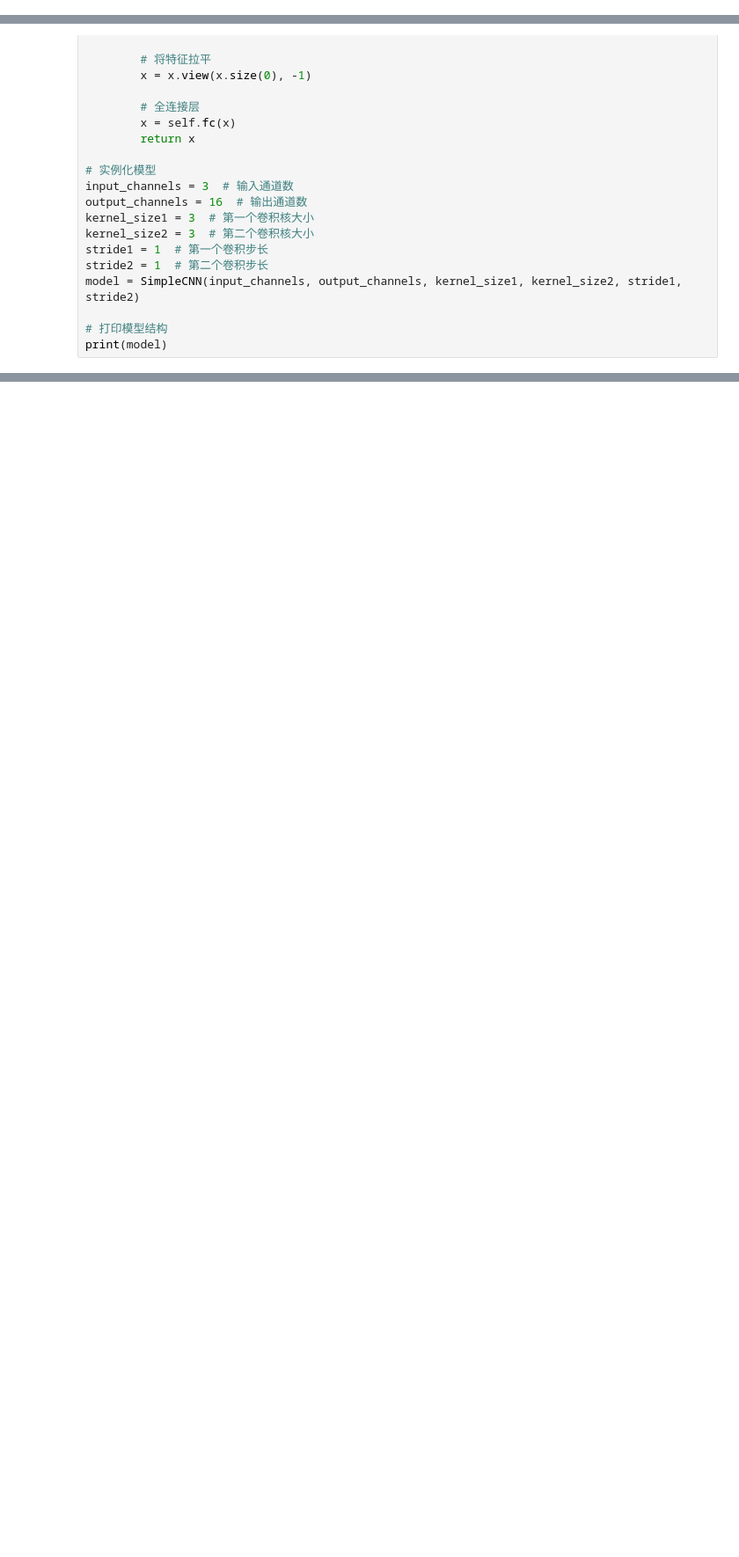
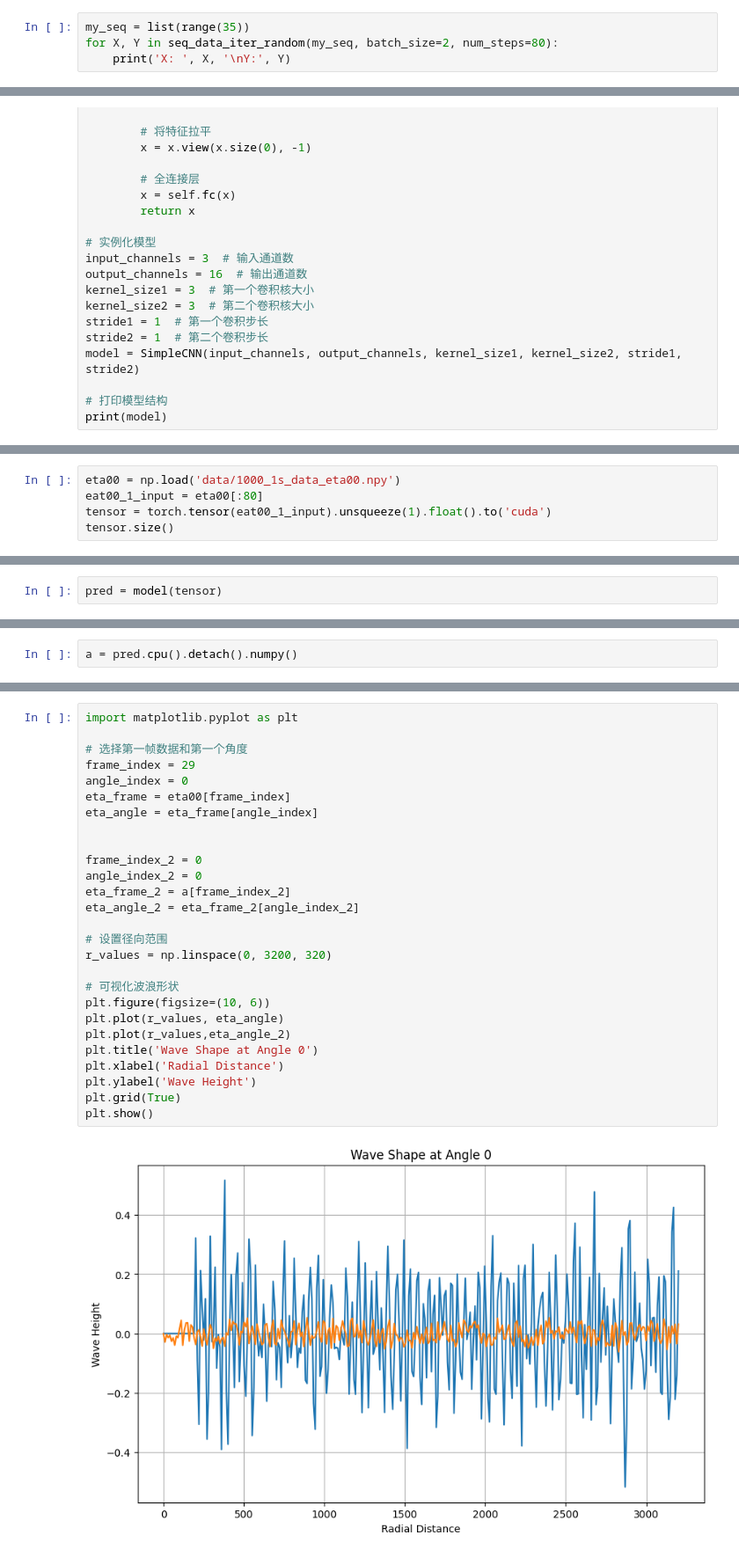
Before and after one commit to ChengJunJunJun/Graduation_Project, a Jupyter notebook: Graduation_design_main_project/debug.ipynb, the cells around one changed output, grey strips where cells are left out. Shown: that part at 88% size. Cells and saved outputs as stored; diff of their text form; blank space fills up the shorter version.

```diff
--- a/Graduation_design_main_project/debug.ipynb
+++ b/Graduation_design_main_project/debug.ipynb
@@ -150,3 +159,7 @@ def seq_data_iter_random(corpus, batch_size, num_steps):
         X = [data(j) for j in initial_indices_per_batch]
         Y = [data(j + 1) for j in initial_indices_per_batch]
         yield torch.tensor(X), torch.tensor(Y)
+# %%
+my_seq = list(range(35))
+for X, Y in seq_data_iter_random(my_seq, batch_size=2, num_steps=80):
+    print('X: ', X, '\nY:', Y)
@@ -249,0 +512,5 @@ print(model)
+# %%
+eta00 = np.load('data/1000_1s_data_eta00.npy')
+eat00_1_input = eta00[:80]
+tensor = torch.tensor(eat00_1_input).unsqueeze(1).float().to('cuda')
+tensor.size()
@@ -249,0 +519,2 @@ print(model)
+# %%
+pred = model(tensor)
@@ -249,0 +527,2 @@ print(model)
+# %%
+a = pred.cpu().detach().numpy()
@@ -249,0 +533,29 @@ print(model)
+# %%
+import matplotlib.pyplot as plt
+
+# 选择第一帧数据和第一个角度
+frame_index = 29
+angle_index = 0
+eta_frame = eta00[frame_index]
+eta_angle = eta_frame[angle_index]
+
+
+frame_index_2 = 0
+angle_index_2 = 0
+eta_frame_2 = a[frame_index_2]
+eta_angle_2 = eta_frame_2[angle_index_2]
+
+# 设置径向范围
+r_values = np.linspace(0, 3200, 320)
+
+# 可视化波浪形状
+plt.figure(figsize=(10, 6))
+plt.plot(r_values, eta_angle)
+plt.plot(r_values,eta_angle_2)
+plt.title('Wave Shape at Angle 0')
+plt.xlabel('Radial Distance')
+plt.ylabel('Wave Height')
+plt.grid(True)
+plt.show()
+# %% [output]
+[figure, added]
```
Also changed, not shown: parts of 16 cells of this notebook, 2 other files.
